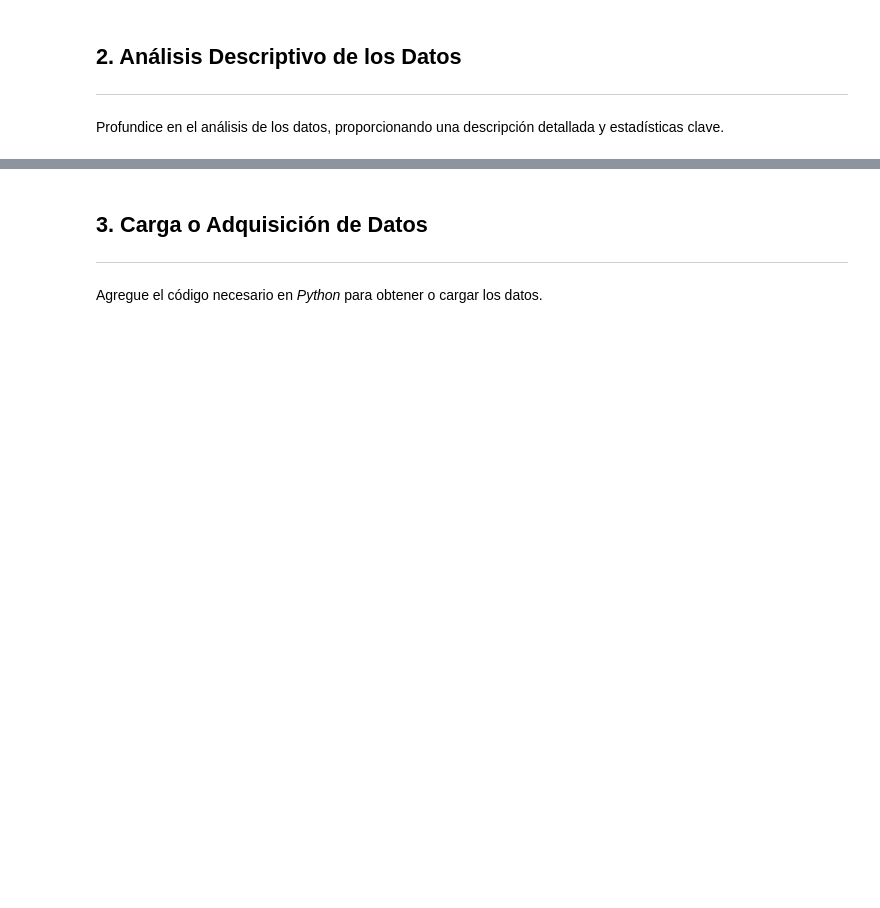
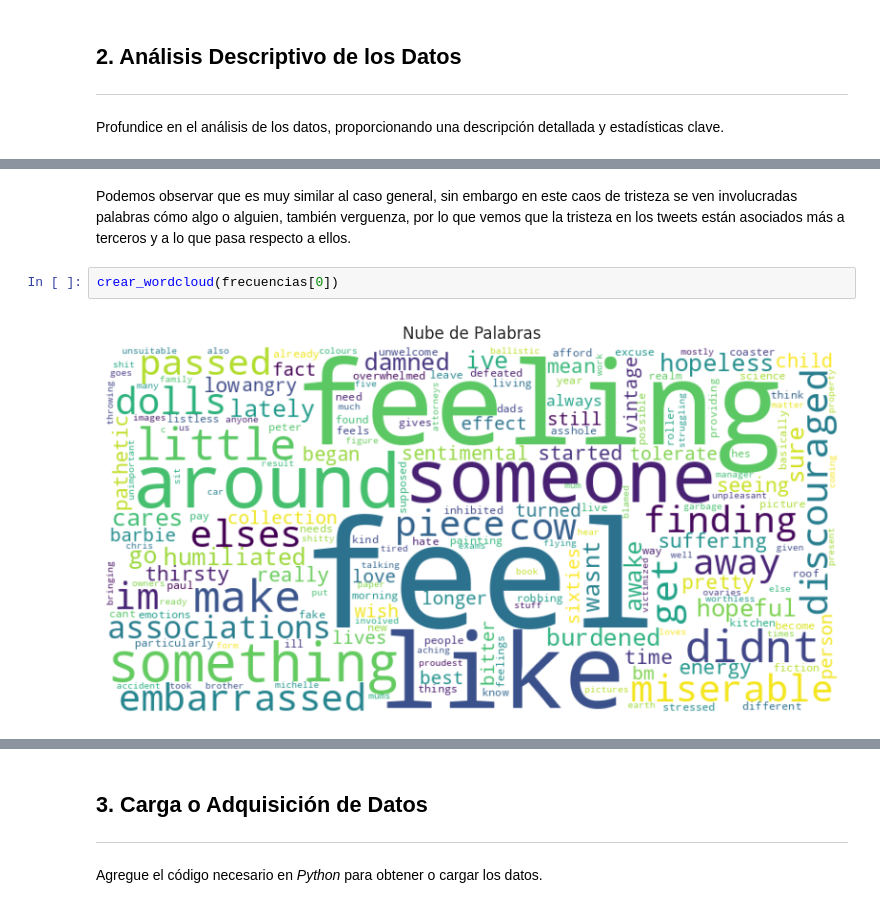
Before and after one commit to Robert-Gomez-AI/HeartFailure, a Jupyter notebook: M3U4_fase_3_Entendimiento_de_los_datos.ipynb, the cells around one changed output, grey strips where cells are left out. Saved outputs shown, nothing was run; the diff lists cells and outputs as text; blank space fills up the shorter version.

```diff
--- a/M3U4_fase_3_Entendimiento_de_los_datos.ipynb
+++ b/M3U4_fase_3_Entendimiento_de_los_datos.ipynb
@@ -150,0 +273,6 @@ Profundice en el análisis de los datos, proporcionando una descripción detalla
+# %% [markdown]
+Podemos observar que es muy similar al caso general, sin embargo en este caos de tristeza se ven involucradas palabras cómo algo o alguien, también verguenza, por lo que vemos que la tristeza en los tweets están asociados más a terceros y a lo que pasa respecto a ellos.
+# %%
+crear_wordcloud(frecuencias[0])
+# %% [output]
+[figure, added]
```
Also changed, not shown: parts of 36 cells of this notebook.
